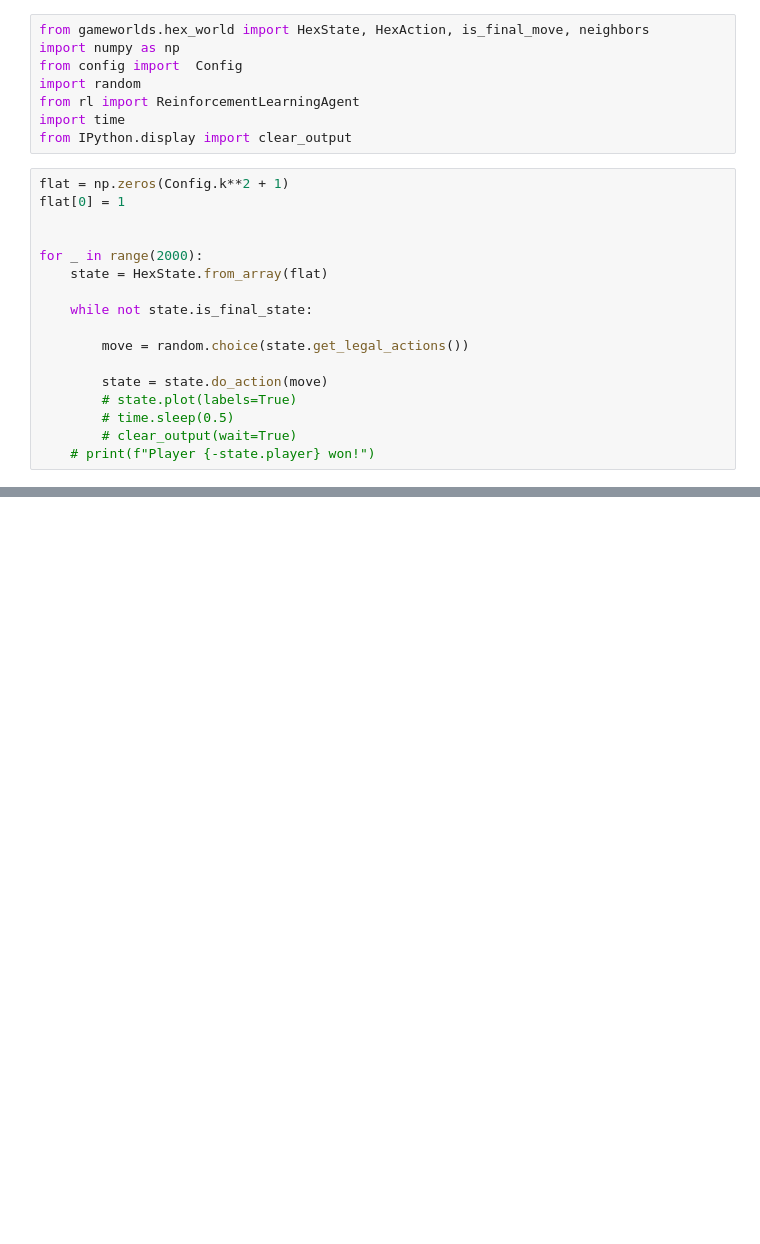
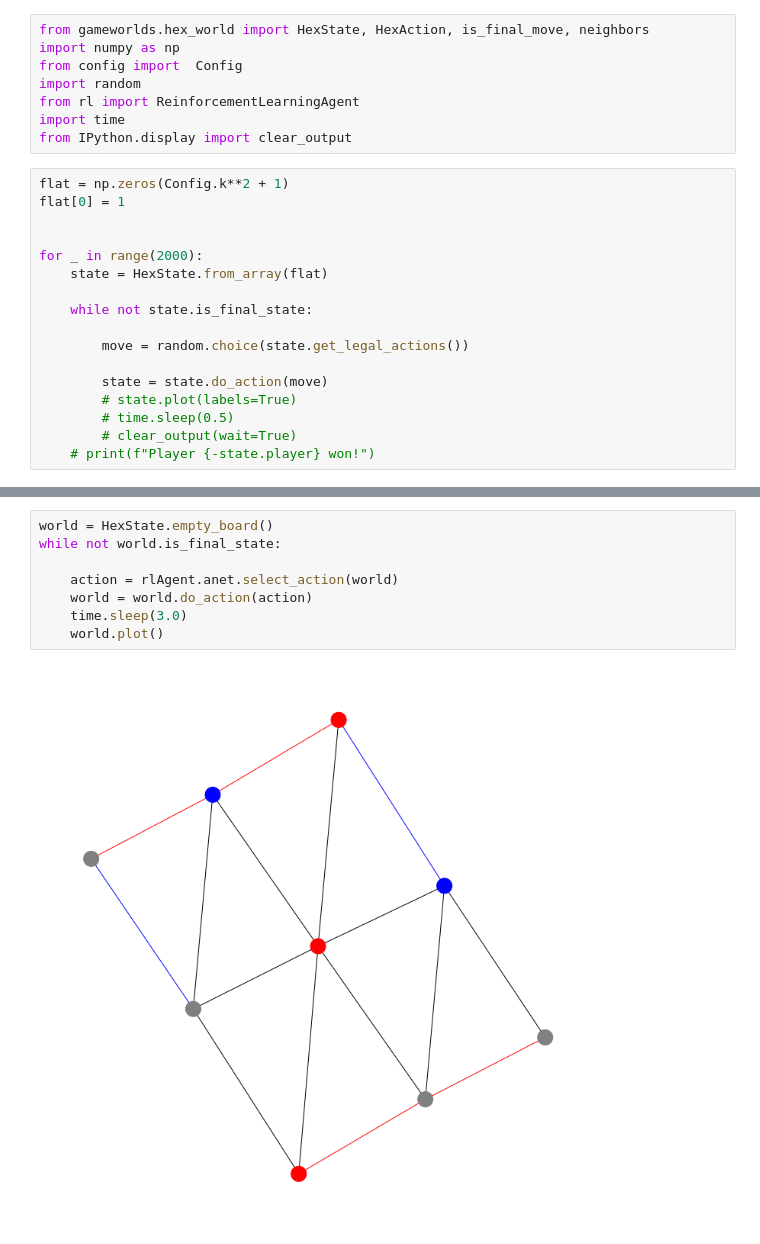
Before and after one commit to TechedLemur/IT3105, a Jupyter notebook: project2/hex.ipynb, the cells around one changed output, grey strips where cells are left out. Saved outputs shown, nothing was run; the diff lists cells and outputs as text; blank space fills up the shorter version.

```diff
--- a/project2/hex.ipynb
+++ b/project2/hex.ipynb
@@ -54,0 +54,10 @@ Player 1 won 1.00% of the games!
+# %%
+world = HexState.empty_board()
+while not world.is_final_state:
+
+    action = rlAgent.anet.select_action(world)
+    world = world.do_action(action)
+    time.sleep(3.0)
+    world.plot()
+# %% [output]
+[figure, added]
```
Also changed, not shown: parts of 3 cells of this notebook, 1 other file.
